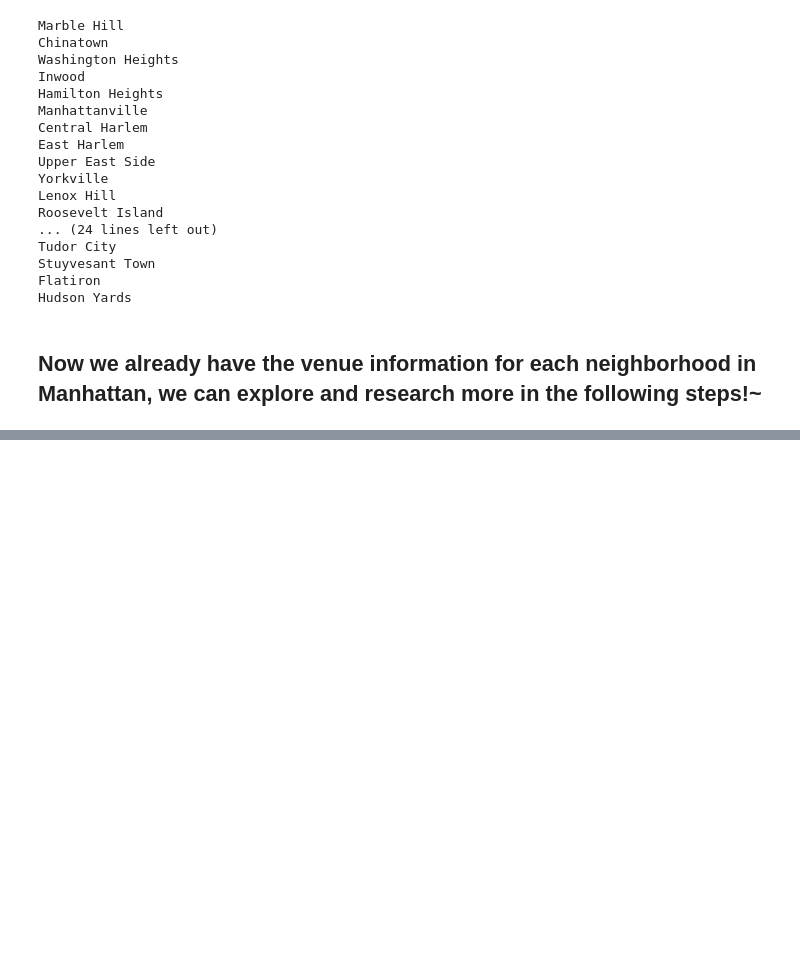
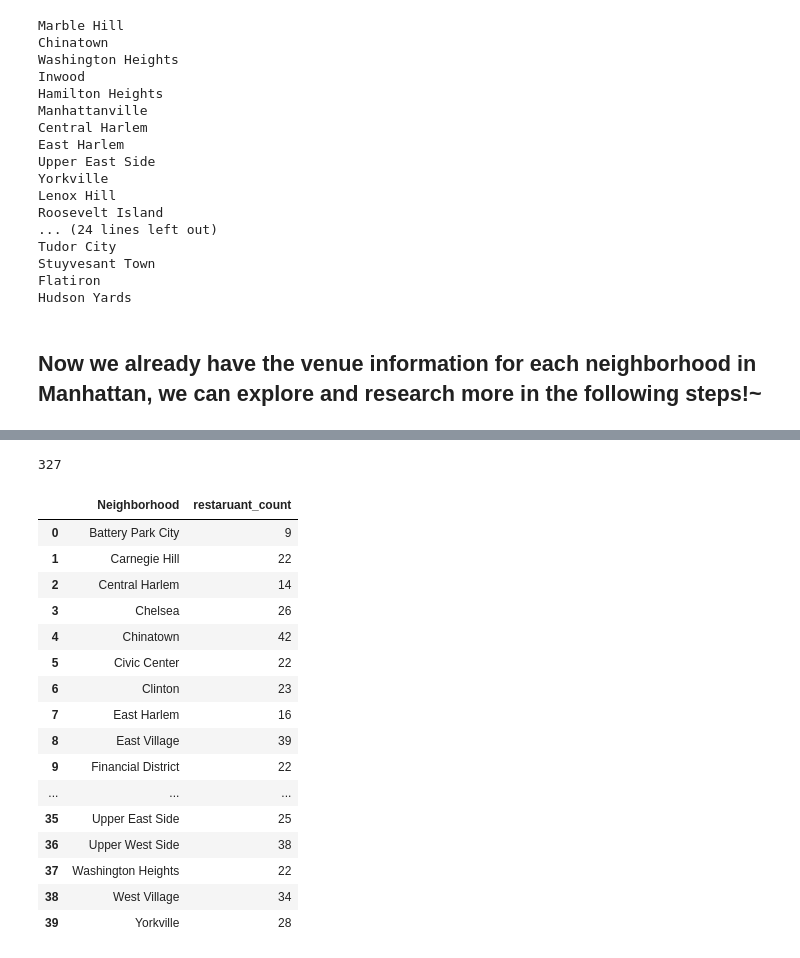
Before and after one commit to xjliting/Coursera-capstone-project, a Jupyter notebook: Capstone project notebook 5.ipynb, the cells around one changed output, grey strips where cells are left out. Drawn from its saved outputs; the diff is of its cells as text; code cells hidden in the pictures; blank space fills up the shorter version.

```diff
--- a/Capstone project notebook 5.ipynb
+++ b/Capstone project notebook 5.ipynb
@@ -206,0 +218,5 @@ Hudson Yards
+# %%
+#manhattan_venues['Venue Category'].unique()
+len(manhattan_venues['Venue Category'].unique())
+# %% [output]
+327
@@ -206,0 +225,24 @@ Hudson Yards
+# %%
+#check how many restaurants each neighborhood has
+restaurant_count=manhattan_venues[manhattan_venues['Venue Category'].str.contains("Restaurant")].groupby('Neighborhood').count()[['Venue']]
+restaurant_count.rename(columns={"Venue": "restaruant_count"},inplace=True)
+restaurant_count.reset_index(inplace=True)
+restaurant_count
+# %% [output]
+|  | Neighborhood | restaruant_count |
+| 0 | Battery Park City | 9 |
+| 1 | Carnegie Hill | 22 |
+| 2 | Central Harlem | 14 |
+| 3 | Chelsea | 26 |
+| 4 | Chinatown | 42 |
+| 5 | Civic Center | 22 |
+| 6 | Clinton | 23 |
+| 7 | East Harlem | 16 |
+| 8 | East Village | 39 |
+| 9 | Financial District | 22 |
+| ... | ... | ... |
+| 35 | Upper East Side | 25 |
+| 36 | Upper West Side | 38 |
+| 37 | Washington Heights | 22 |
+| 38 | West Village | 34 |
+| 39 | Yorkville | 28 |
```
Also changed, not shown: parts of 30 cells of this notebook.
